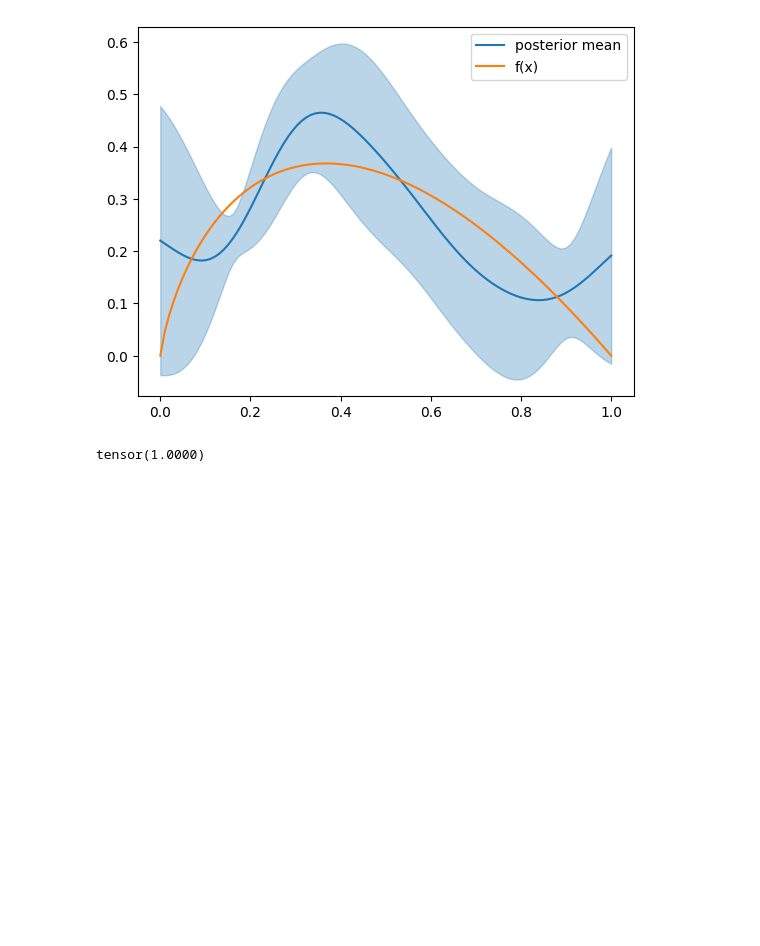
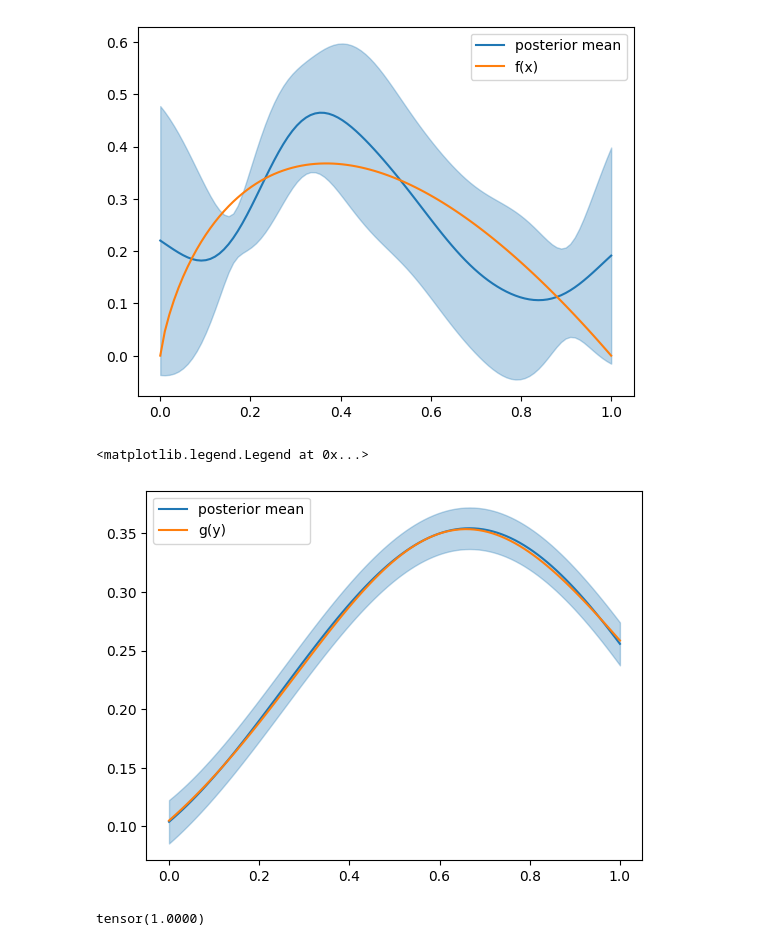
Before and after one commit to Mengyanz/deconditional-downscaling, a Jupyter notebook: simulation.ipynb, the cells around one changed output. Saved outputs shown, nothing was run; the diff lists cells and outputs as text; code cells hidden in the pictures; blank space fills up the shorter version.

Commit message:
add bag prediction

```diff
--- a/simulation.ipynb
+++ b/simulation.ipynb
@@ -242,3 +268,26 @@ plt.legend()
+# %%
+model.eval()
+# bag_to_predict = torch.tensor(ys2).float()
+bag_to_predict = y_space
+
+with torch.no_grad():
+    # https://docs.gpytorch.ai/en/stable/examples/01_Exact_GPs/Simple_GP_Regression.html
+    bag_posterior = model.likelihood(model(bag_to_predict)) # posterior with noise
+    # bag_posterior = model(y_space) # posterior without noise
+    bag_posterior_mean = sigmaz * bag_posterior.mean + muz
+    stddev = sigmaz * bag_posterior.stddev
+    lower_bound = bag_posterior_mean - 2 * stddev
+    upper_bound = bag_posterior_mean + 2 * stddev
+# %%
+plt.plot(bag_to_predict,bag_posterior_mean, label = 'posterior mean', color='C0')
+plt.fill_between(bag_to_predict, lower_bound, upper_bound, alpha=0.3, color='C0')
+# plt.plot(groundtruth_individuals, (conf[1]-conf[0]).detach().numpy(), label = '2 * posterior std')
+plt.plot(bag_to_predict, g(bag_to_predict,a,b,c,d), label = 'g(y)', color='C1')
+# plt.plot(xs, f(xs), '.', label = 'data points')
+plt.legend()
+# %% [output]
+<matplotlib.legend.Legend at 0x...>
+[figure, added]
 # %%
 groundtruth_individuals[np.argmin(func(groundtruth_individuals))]
 # %% [output]
```
Also changed, not shown: parts of 2 cells of this notebook.
